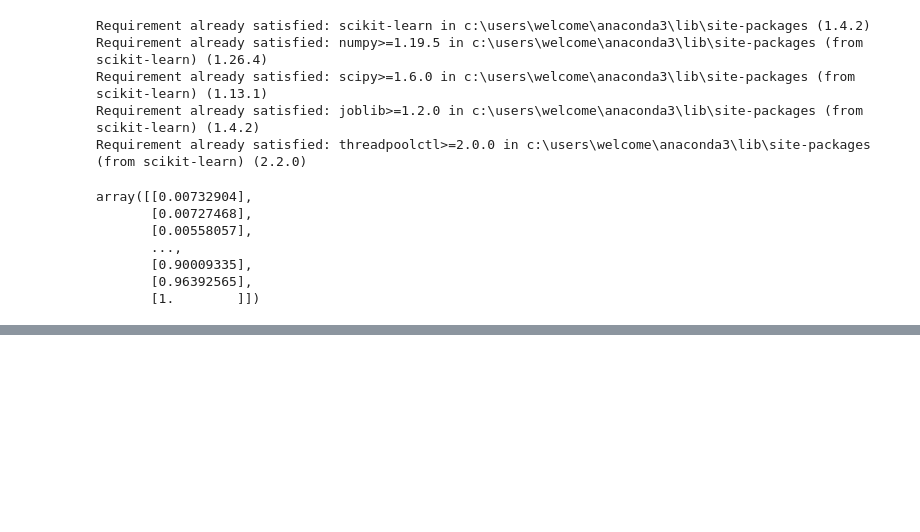
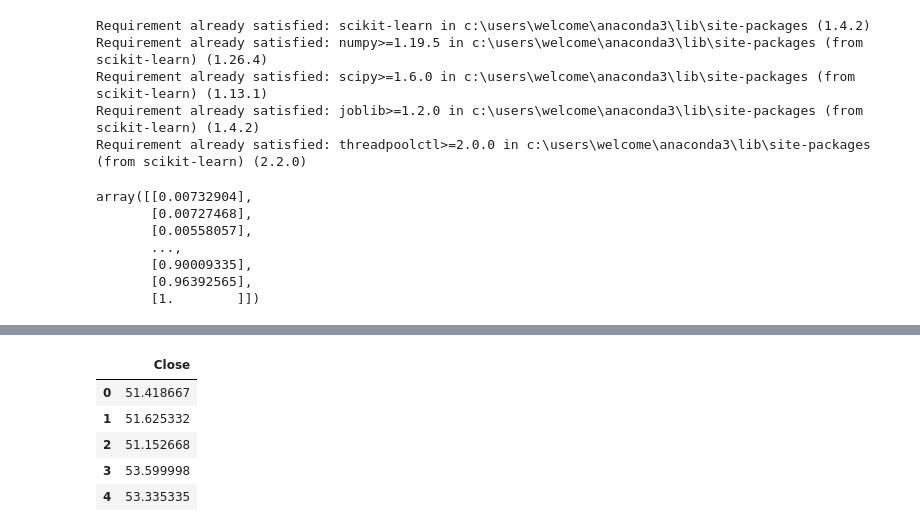
Before and after one commit to DatagenieSK/Stock_Trend_Prediction, a Jupyter notebook: stock_trend.ipynb, the cells around one changed output, grey strips where cells are left out. Cells and saved outputs as stored; diff of their text form; code cells hidden in the pictures; blank space fills up the shorter version.

```diff
--- a/stock_trend.ipynb
+++ b/stock_trend.ipynb
@@ -181,0 +304,13 @@ y_train = []
+# %%
+past_100_days = data_traning.tail(100)
+# %%
+final_df = pd.concat([past_100_days, data_testing], ignore_index=True)
+# %%
+final_df.head(5)
+# %% [output]
+|  | Close |
+| 0 | 51.418667 |
+| 1 | 51.625332 |
+| 2 | 51.152668 |
+| 3 | 53.599998 |
+| 4 | 53.335335 |
```
Also changed, not shown: parts of 22 cells of this notebook.
